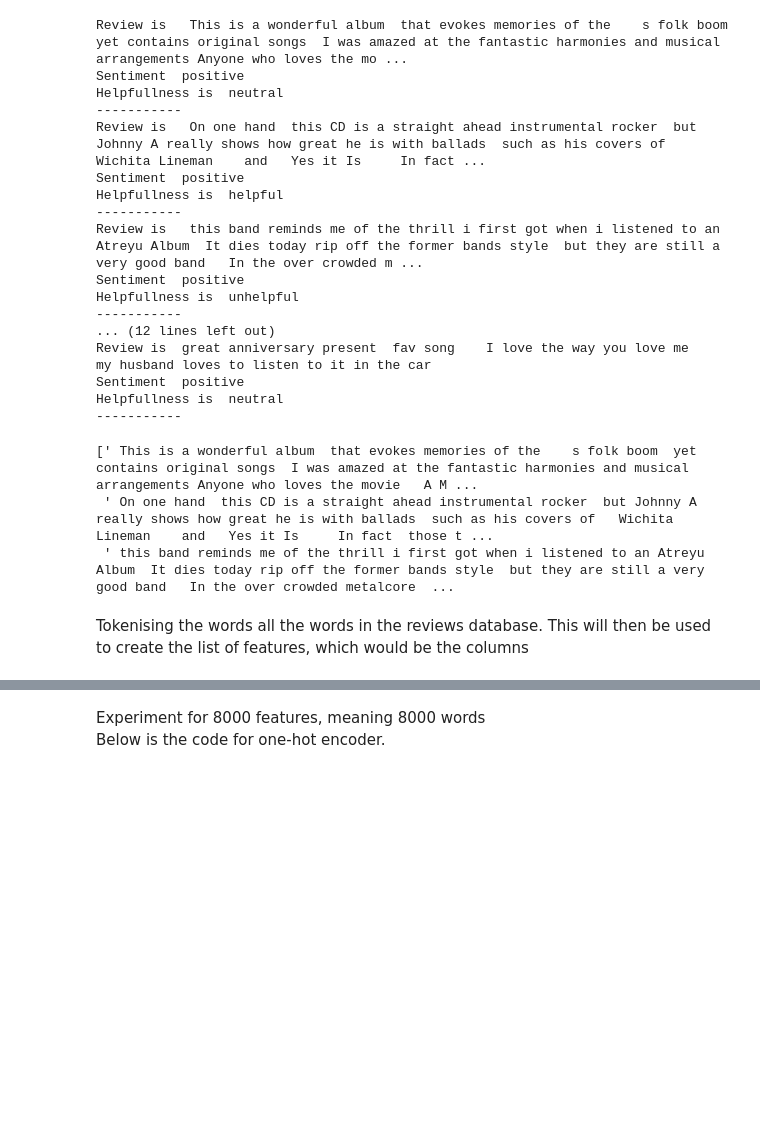
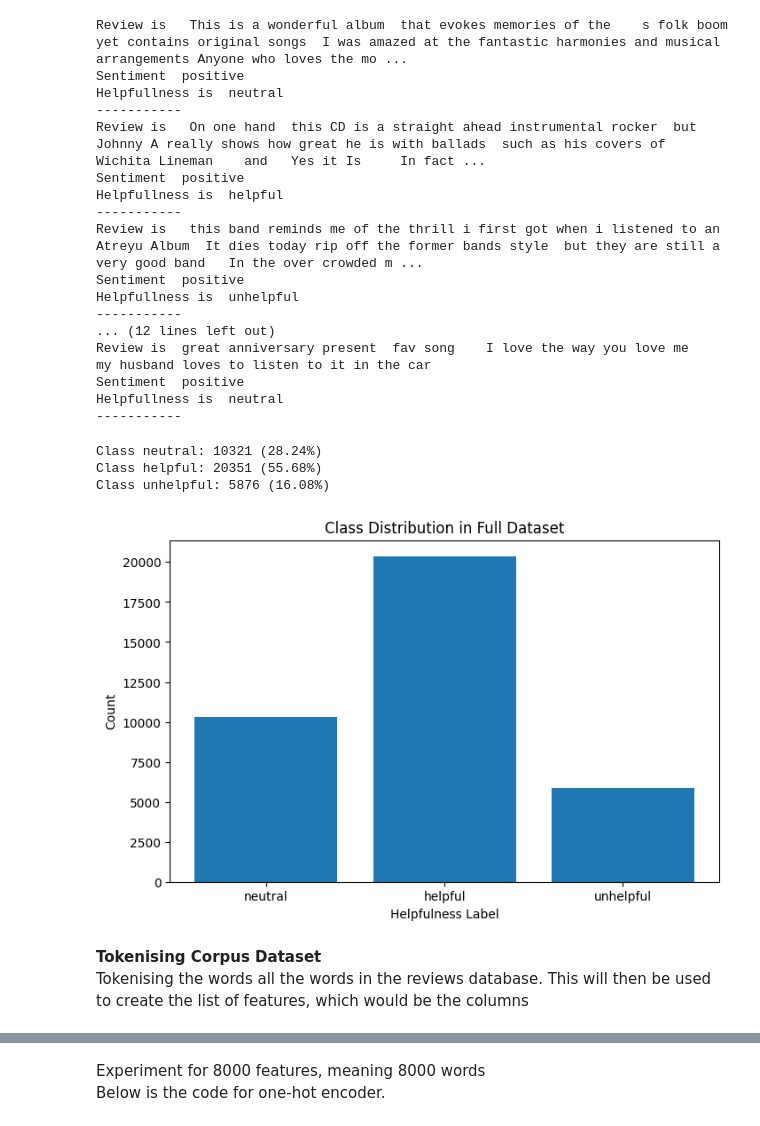
Before and after one commit to noobylub/final_coursework, a Jupyter notebook: coursework_data_import.ipynb, the cells around one changed output, grey strips where cells are left out. Cells and saved outputs as stored; diff of their text form; code cells hidden in the pictures; blank space fills up the shorter version.

```diff
--- a/coursework_data_import.ipynb
+++ b/coursework_data_import.ipynb
@@ -96,13 +93,31 @@ Review is  great anniversary present  fav song    I love the way you love me
 Sentiment  positive
 Helpfullness is  neutral
 -----------
-# %%
-reviews[:3]
-# %% [output]
-[' This is a wonderful album  that evokes memories of the    s folk boom  yet contains original songs  I was amazed at the fantastic harmonies and musical arrangements Anyone who loves the movie   A M ...
- ' On one hand  this CD is a straight ahead instrumental rocker  but Johnny A really shows how great he is with ballads  such as his covers of   Wichita Lineman    and   Yes it Is     In fact  those t ...
- ' this band reminds me of the thrill i first got when i listened to an Atreyu Album  It dies today rip off the former bands style  but they are still a very good band   In the over crowded metalcore  ...
+# %%
+# Class Distribution Analysis
+class_distribution = Counter(helpfulness_ratings)
+total_data = len(helpfulness_ratings)
+
+
+for rating, count in class_distribution.items():
+    percentage = (count / total_data) * 100
+    print(f"Class {rating}: {count} ({percentage:.2f}%)")
+
+
+plt.figure(figsize=(8, 5))
+plt.bar(class_distribution.keys(), class_distribution.values())
+plt.xlabel('Helpfulness Label')
+plt.ylabel('Count')
+plt.title('Class Distribution in Full Dataset')
+plt.show()
+# %% [output]
+Class neutral: 10321 (28.24%)
+Class helpful: 20351 (55.68%)
+Class unhelpful: 5876 (16.08%)
+[figure, added]
 # %% [markdown]
+**Tokenising Corpus Dataset**
+<br/>
 Tokenising the words all the words in the reviews database. This will then be used to create the list of features, which would be the columns
 # %%
 import re
```
Also changed, not shown: parts of 32 cells of this notebook, 4 other files.
